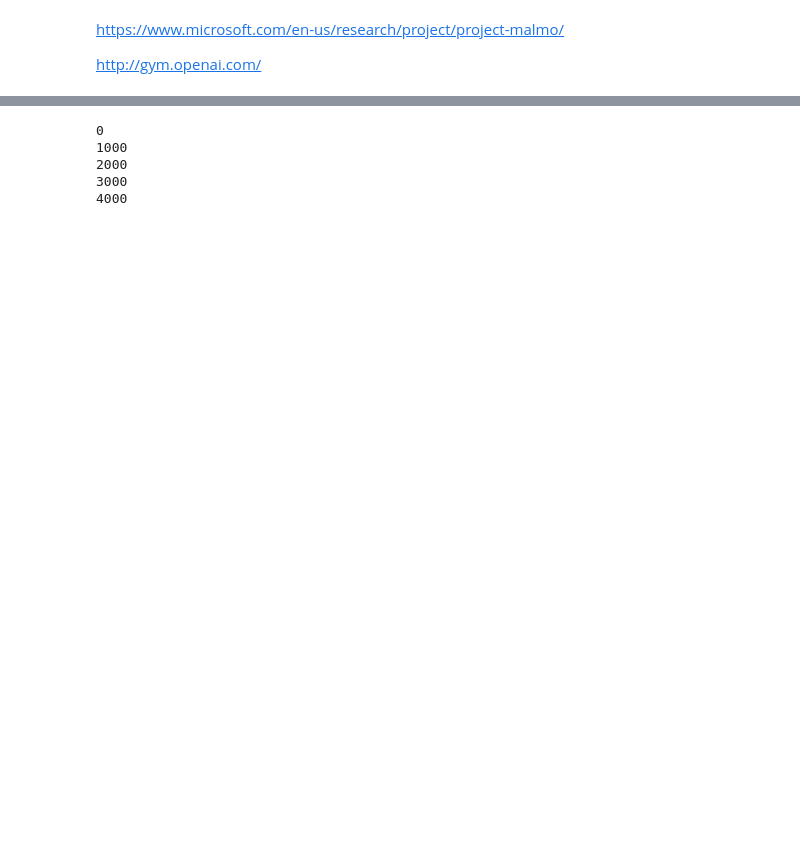
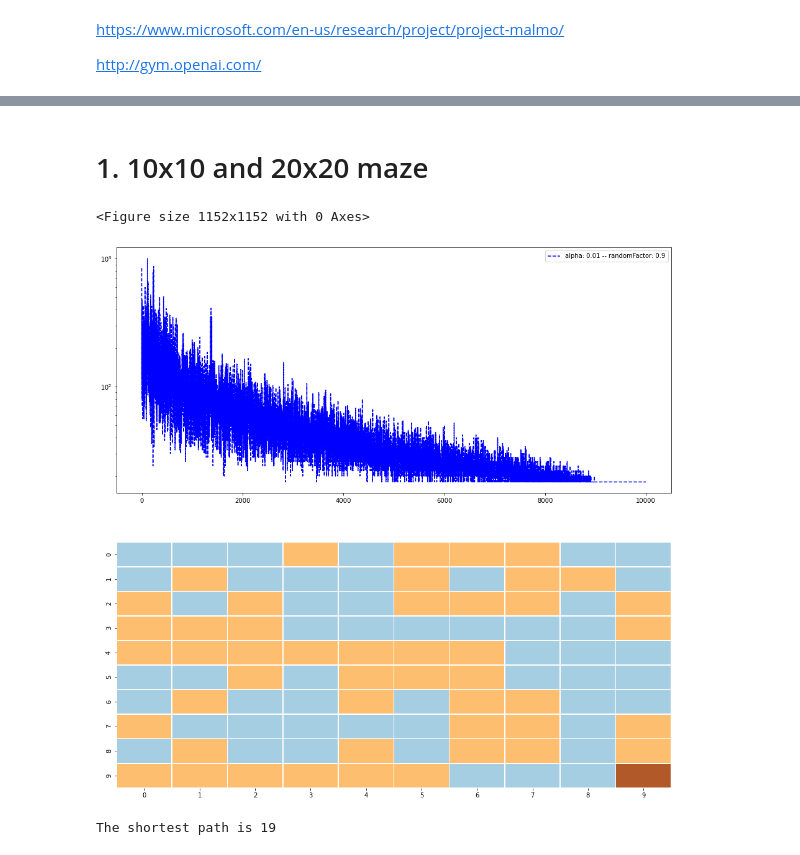
Before and after one commit to Majaalex/ReinforcementLearning, a Jupyter notebook: Homework-1/homework_1.ipynb, the cells around one changed output, grey strips where cells are left out. Saved outputs shown, nothing was run; the diff lists cells and outputs as text; code cells hidden in the pictures; blank space fills up the shorter version.

```diff
--- a/Homework-1/homework_1.ipynb
+++ b/Homework-1/homework_1.ipynb
@@ -57,8 +79,25 @@ def gen_matrix(size, wall_ratio):
     return matrix, visited
 # %%
 def gen_valid_matrix(size, wall_ratio):
+    """ Generate new matrixes until a valid maze matrix is found with an A* algorithm
+    params:
+    -------
+    size: tuple of ints
+    defines the size of the matrix
+
+    wall_ratio: double
+    defines the amount of walls (1s) in the matrix
+    When the amount of walls exceeds a certain amount (1 - ((w+h - 2) / (w*h)) there are no possible solutions
+    """
     matrix = []
     res = None
+    w = size[0]
+    h = size[1]
+    #max_ratio = 1 - ((w + h - 2) & (w * h))
+    #if max_ratio < wall_ratio:
+    #    print("With a wall_ratio higher than %s , there is no route from start to end in the maze." % max_ratio)
+    #    print("Lowering the ratio to the maximum possible ratio")
+    #    wall_ratio = max_ratio
     while(res==None):
         matrix, visit =  gen_matrix(size, wall_ratio)
         walls = [tuple(coord) for coord in np.argwhere(matrix == 1)]
@@ -70,7 +109,4 @@ def gen_valid_matrix(size, wall_ratio):
                        (size[0]-1, size[0]-1)
                       )
         res = star.solve()
-    matrix[0,0] = 2
-    return matrix
+    return matrix, len(res)
-# %%
-input_maze = gen_valid_matrix((10,10), 0.5)
@@ -107,15 +112,0 @@ maze.constructAllowedStates()
-# %%
-input_maze = gen_valid_matrix((10,10), 0.5)
-maze = Maze.Maze(input_maze)
-robot = Agent.Agent(maze, alpha=0.01, randomFactor=0.9)
-history = run_maze(maze, robot, 5000, 5000, input_maze)
-
-#maze = Maze.Maze(input_maze)
-#robot = Agent.Agent(maze, alpha=0.1, randomFactor=0.25)
-#history_2 = run_maze(maze, robot)
-# %% [output]
-0
-1000
-2000
-3000
-4000
@@ -126,0 +152,18 @@ plt.legend(['alpha=0.1'])
+# %% [markdown]
+# 1. 10x10 and 20x20 maze
+# %%
+parameters = {
+    "size": (10,10),
+    "cmap": sns.color_palette("Paired"),
+    "wall_ratio": 0.5,
+    "games": 10000,
+
+    "alpha": 0.01,
+    "randomFactor": 0.9
+}
+history, shortest, maze = run(parameters, plot_semi=True, plot_heat=True)
+print("The shortest path is %s" % shortest)
+# %% [output]
+<Figure size 1152x1152 with 0 Axes>
+[figure, added]
+The shortest path is 19
```
Also changed, not shown: parts of 20 cells of this notebook, 1 other file.
